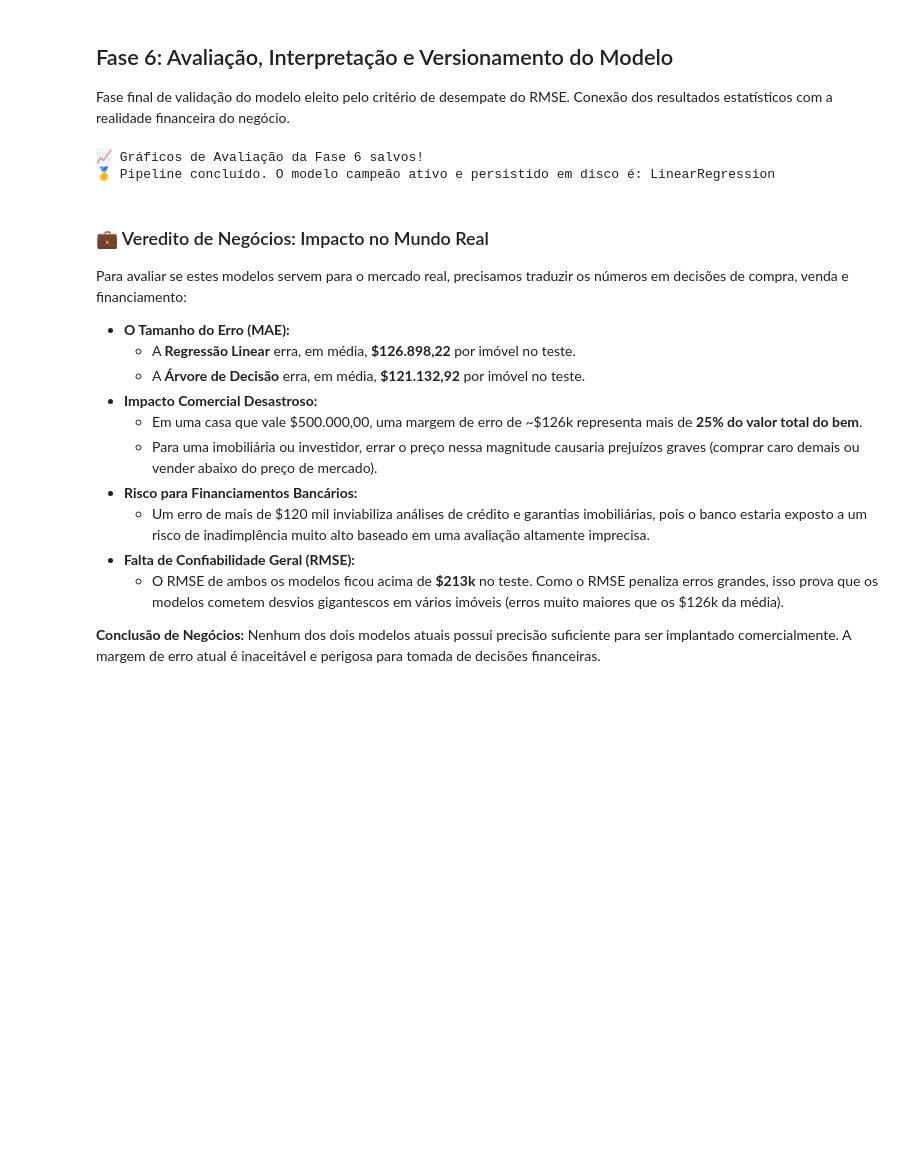
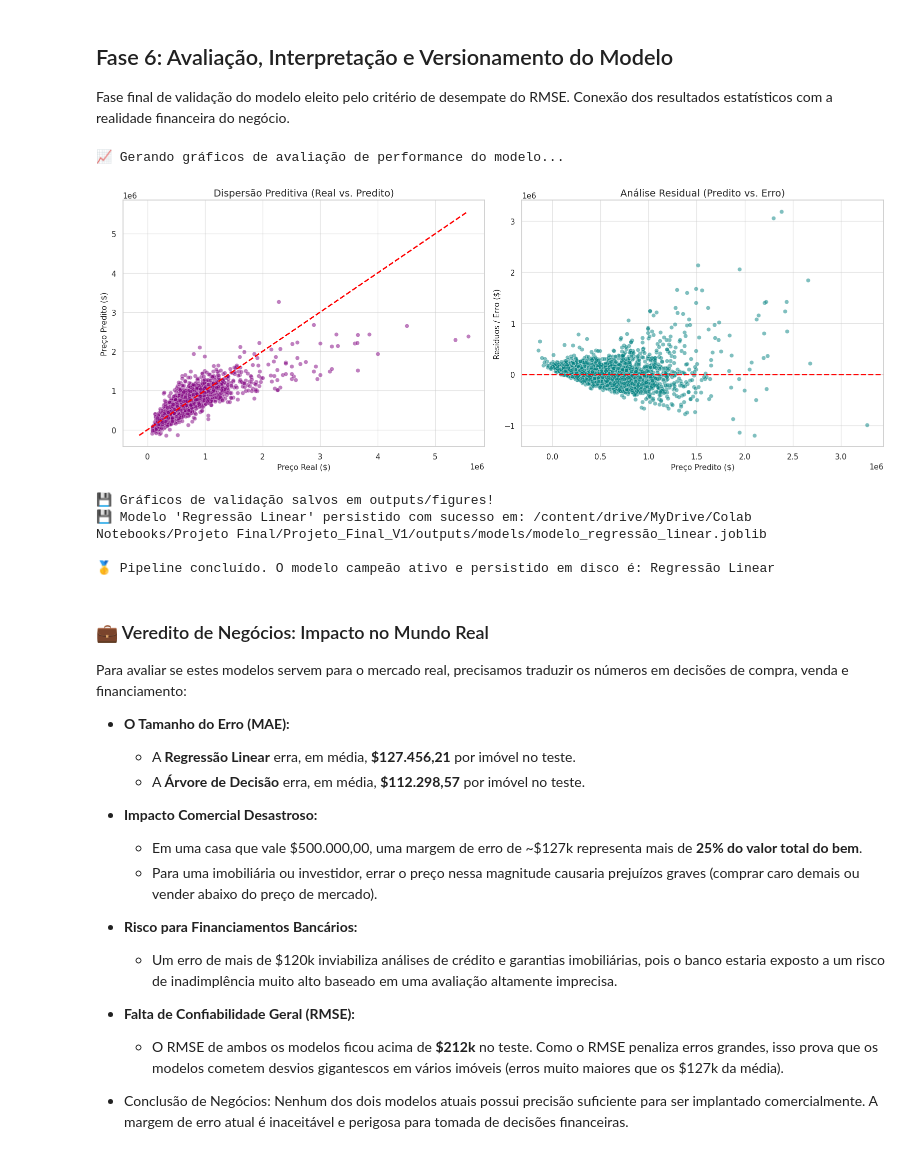
Before and after one commit to paulo-git-hub/Projeto_Final_V1, a Jupyter notebook: notebooks/Projeto_Final_V1.ipynb, the cells around one changed output. Saved outputs shown, nothing was run; the diff lists cells and outputs as text; code cells hidden in the pictures; blank space fills up the shorter version.

```diff
--- a/notebooks/Projeto_Final_V1.ipynb
+++ b/notebooks/Projeto_Final_V1.ipynb
@@ -401,26 +346,35 @@ Modelo: DecisionTreeRegressor | RMSE Teste: $219,292.13 | R² Teste: 0.6796
 ## Fase 6: Avaliação, Interpretação e Versionamento do Modelo
 Fase final de validação do modelo eleito pelo critério de desempate do RMSE. Conexão dos resultados estatísticos com a realidade financeira do negócio.
 # %%
-# Geração dos plots de análise residual e dispersão preditiva do modelo campeão
+# 1. Geração dos plots de análise residual e dispersão preditiva do modelo campeão
 plotar_avaliacao_modelo(y_test, y_pred_campeao)
-print(f"🥇 Pipeline concluído. O modelo campeão ativo e persistido em disco é: {nome_campeao}")
+
+# 2. NOVO: Persistência do modelo vencedor em disco
+from src.modeling.train import salvar_modelo
+caminho_salvo = salvar_modelo(modelo_campeao, nome_campeao)
+
+print(f"\n🥇 Pipeline concluído. O modelo campeão ativo e persistido em disco é: {nome_campeao}")
 # %% [output]
-📈 Gráficos de Avaliação da Fase 6 salvos!
-🥇 Pipeline concluído. O modelo campeão ativo e persistido em disco é: LinearRegression
+📈 Gerando gráficos de avaliação de performance do modelo...
+[figure, added]
+💾 Gráficos de validação salvos em outputs/figures!
+💾 Modelo 'Regressão Linear' persistido com sucesso em: /content/drive/MyDrive/Colab Notebooks/Projeto Final/Projeto_Final_V1/outputs/models/modelo_regressão_linear.joblib
+
+🥇 Pipeline concluído. O modelo campeão ativo e persistido em disco é: Regressão Linear
 # %% [markdown]
 ### 💼 Veredito de Negócios: Impacto no Mundo Real
 
 Para avaliar se estes modelos servem para o mercado real, precisamos traduzir os números em decisões de compra, venda e financiamento:
 
 * **O Tamanho do Erro (MAE):**
-  * A **Regressão Linear** erra, em média, **\$126.898,22** por imóvel no teste.
-  * A **Árvore de Decisão** erra, em média, **\$121.132,92** por imóvel no teste.
+  * A **Regressão Linear** erra, em média, **\$127.456,21** por imóvel no teste.
+  * A **Árvore de Decisão** erra, em média, **\$112.298,57** por imóvel no teste.
 * **Impacto Comercial Desastroso:**
-  * Em uma casa que vale \$500.000,00, uma margem de erro de ~\$126k representa mais de **25% do valor total do bem**.
+  * Em uma casa que vale \$500.000,00, uma margem de erro de ~\$127k representa mais de **25% do valor total do bem**.
   * Para uma imobiliária ou investidor, errar o preço nessa magnitude causaria prejuízos graves (comprar caro demais ou vender abaixo do preço de mercado).
 * **Risco para Financiamentos Bancários:**
-  * Um erro de mais de \$120 mil inviabiliza análises de crédito e garantias imobiliárias, pois o banco estaria exposto a um risco de inadimplência muito alto baseado em uma avaliação altamente imprecisa.
+  * Um erro de mais de \$120k inviabiliza análises de crédito e garantias imobiliárias, pois o banco estaria exposto a um risco de inadimplência muito alto baseado em uma avaliação altamente imprecisa.
 * **Falta de Confiabilidade Geral (RMSE):**
-  * O RMSE de ambos os modelos ficou acima de **\$213k** no teste. Como o RMSE penaliza erros grandes, isso prova que os modelos cometem desvios gigantescos em vários imóveis (erros muito maiores que os \$126k da média).
+  * O RMSE de ambos os modelos ficou acima de **\$212k** no teste. Como o RMSE penaliza erros grandes, isso prova que os modelos cometem desvios gigantescos em vários imóveis (erros muito maiores que os \$127k da média).
 
-**Conclusão de Negócios:** Nenhum dos dois modelos atuais possui precisão suficiente para ser implantado comercialmente. A margem de erro atual é inaceitável e perigosa para tomada de decisões financeiras.
+* Conclusão de Negócios: Nenhum dos dois modelos atuais possui precisão suficiente para ser implantado comercialmente. A margem de erro atual é inaceitável e perigosa para tomada de decisões financeiras.
```
Also changed, not shown: parts of 20 cells of this notebook, 17 other files.
